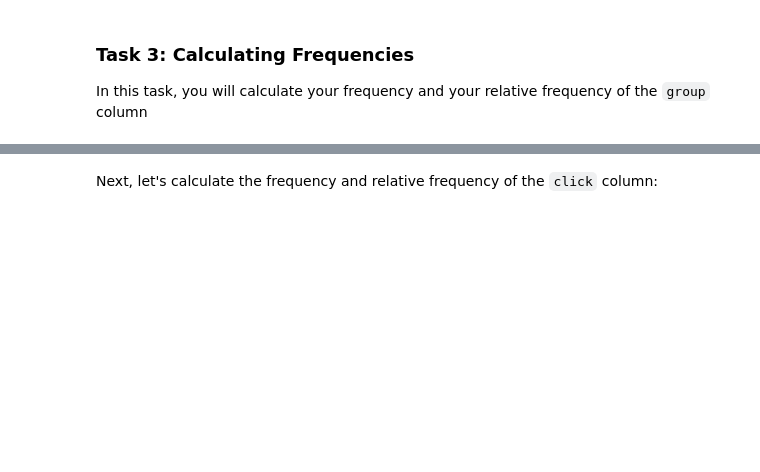
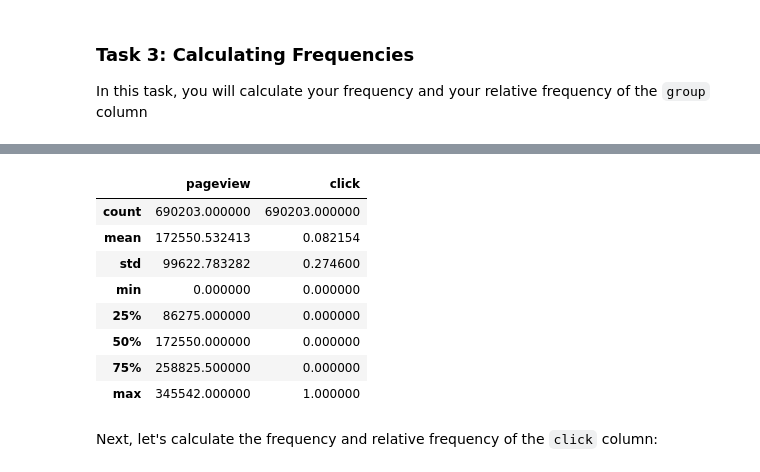
Before and after one commit to nargis-akhter/CodingTempleBootcamp, a Jupyter notebook: week 4/python day 5/stats_assignment.ipynb, the cells around one changed output, grey strips where cells are left out. Saved outputs shown, nothing was run; the diff lists cells and outputs as text; code cells hidden in the pictures; blank space fills up the shorter version.

```diff
--- a/week 4/python day 5/stats_assignment.ipynb
+++ b/week 4/python day 5/stats_assignment.ipynb
@@ -20,2 +63,14 @@ In this task, you will calculate your frequency and your relative frequency of t
+# %%
+df.describe()
+# %% [output]
+|  | pageview | click |
+| count | 690203.000000 | 690203.000000 |
+| mean | 172550.532413 | 0.082154 |
+| std | 99622.783282 | 0.274600 |
+| min | 0.000000 | 0.000000 |
+| 25% | 86275.000000 | 0.000000 |
+| 50% | 172550.000000 | 0.000000 |
+| 75% | 258825.500000 | 0.000000 |
+| max | 345542.000000 | 1.000000 |
 # %% [markdown]
 Next, let's calculate the frequency and relative frequency of the `click` column:
```
Also changed, not shown: parts of 13 cells of this notebook, 41 other files.
